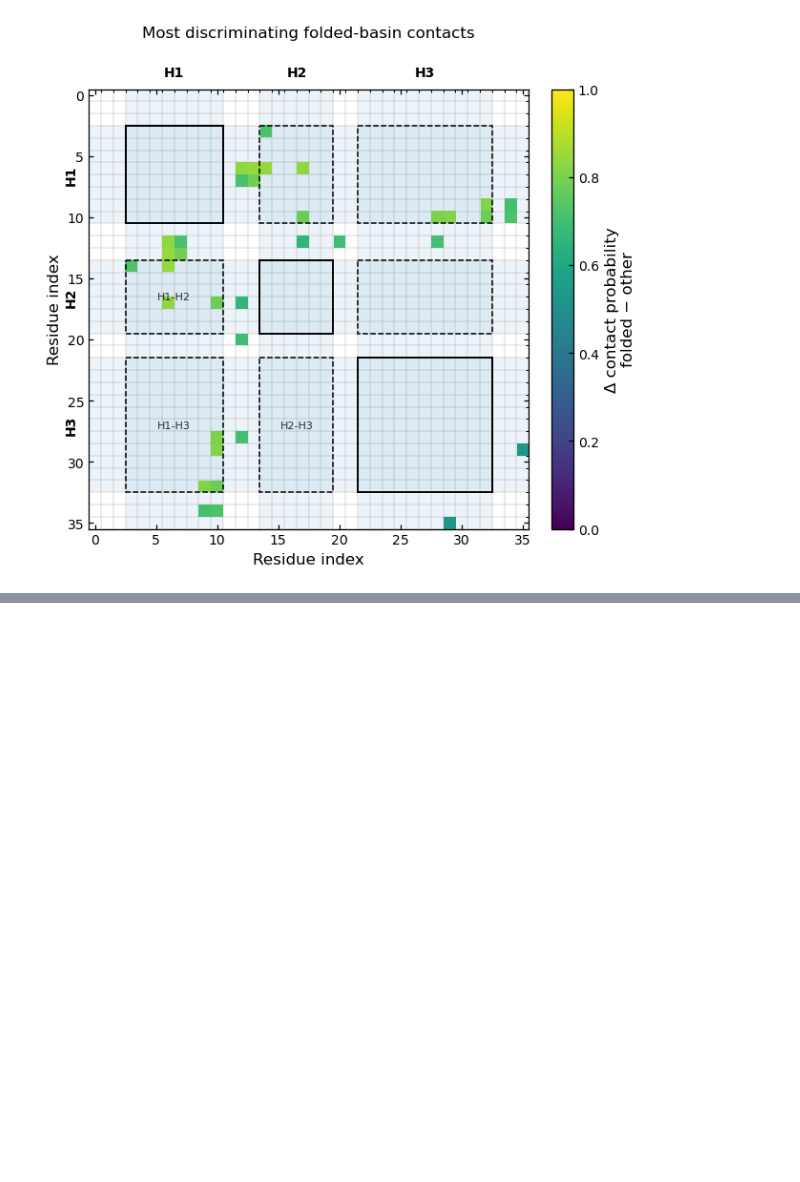
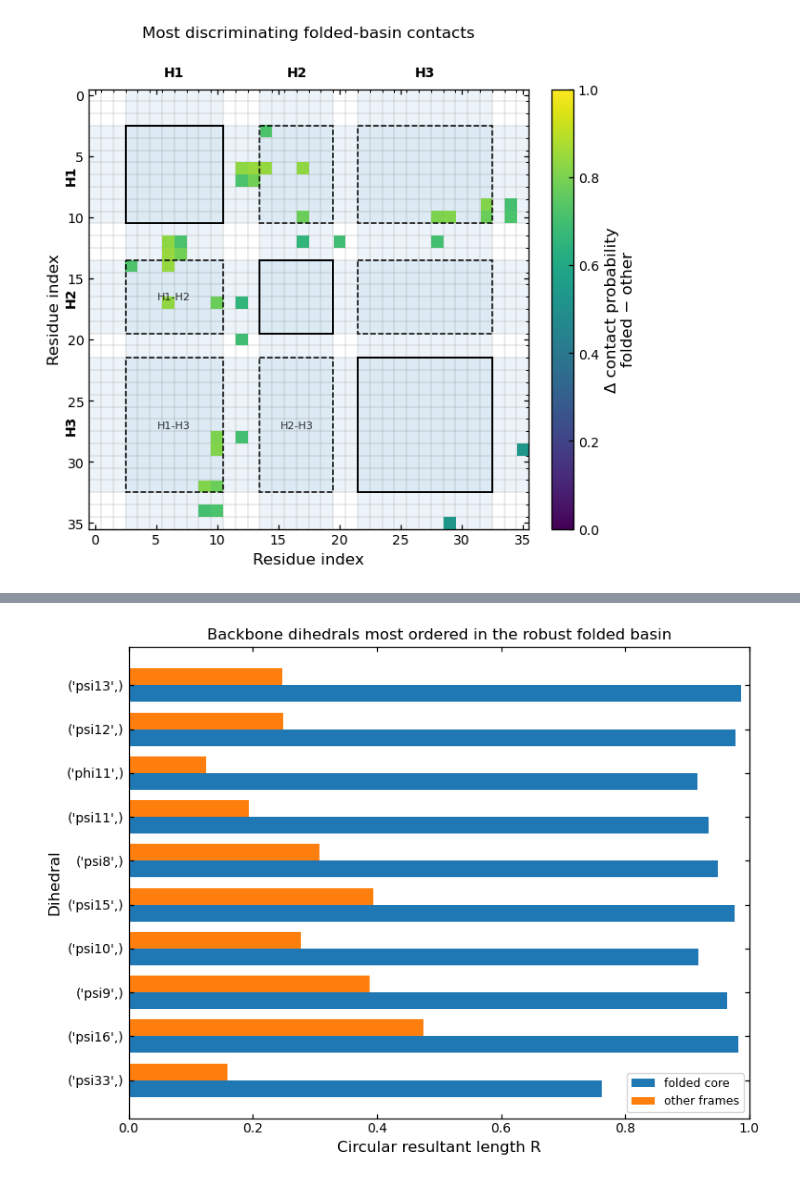
Before and after one commit to miriamzara/MSM, a Jupyter notebook: root/notebooks/step_4_NEW_analysis.ipynb, the cells around one changed output, grey strips where cells are left out. Saved outputs shown, nothing was run; the diff lists cells and outputs as text; code cells hidden in the pictures; blank space fills up the shorter version.

Commit message:
dihedrals

```diff
--- a/root/notebooks/step_4_NEW_analysis.ipynb
+++ b/root/notebooks/step_4_NEW_analysis.ipynb
@@ -1144,0 +1147,9 @@ plt.tight_layout()
+# %%
+print("dihedrals_timeseries shape:", dihedrals_timeseries.shape)
+print("dihedrals_index shape:", dihedrals_index.shape)
+print("first entries:")
+print(dihedrals_index[:10])
+print("min/max angles:", np.nanmin(dihedrals_timeseries), np.nanmax(dihedrals_timeseries))
+
+
+dihedrals_rad = np.deg2rad(dihedrals_timeseries)
@@ -1144,0 +1253,6 @@ plt.tight_layout()
+# %%
+all_dihedral_df["folded_dihedral_score"] = (
+    all_dihedral_df["R_folded"]
+    + all_dihedral_df["delta_R_folded_minus_other"]
+    + 0.25 * (all_dihedral_df["mean_shift_rad"] / np.pi)
+)
@@ -1144,0 +1307,44 @@ plt.tight_layout()
+# %%
+
+
+top_n = 10
+
+plot_df = ranked_dihedrals.head(top_n).copy()
+plot_df["label"] = plot_df["dihedral_col"].astype(str)
+
+# If labels are readable, use them
+plot_df["label"] = plot_df["dihedral_label"].astype(str)
+
+plot_df = plot_df.iloc[::-1]
+
+y = np.arange(len(plot_df))
+height = 0.38
+
+fig, ax = plt.subplots(figsize=(8, max(6, 0.25 * top_n)))
+
+ax.barh(
+    y - height / 2,
+    plot_df["R_folded"],
+    height,
+    label="folded core"
+)
+
+ax.barh(
+    y + height / 2,
+    plot_df["R_other"],
+    height,
+    label="other frames"
+)
+
+ax.set_yticks(y)
+ax.set_yticklabels(plot_df["label"])
+ax.set_xlim(0, 1)
+
+ax.set_xlabel("Circular resultant length R")
+ax.set_ylabel("Dihedral")
+ax.set_title("Backbone dihedrals most ordered in the robust folded basin")
+ax.legend()
+
+plt.tight_layout()
+# %% [output]
+[figure, added]
```
Also changed, not shown: parts of 8 cells of this notebook.
